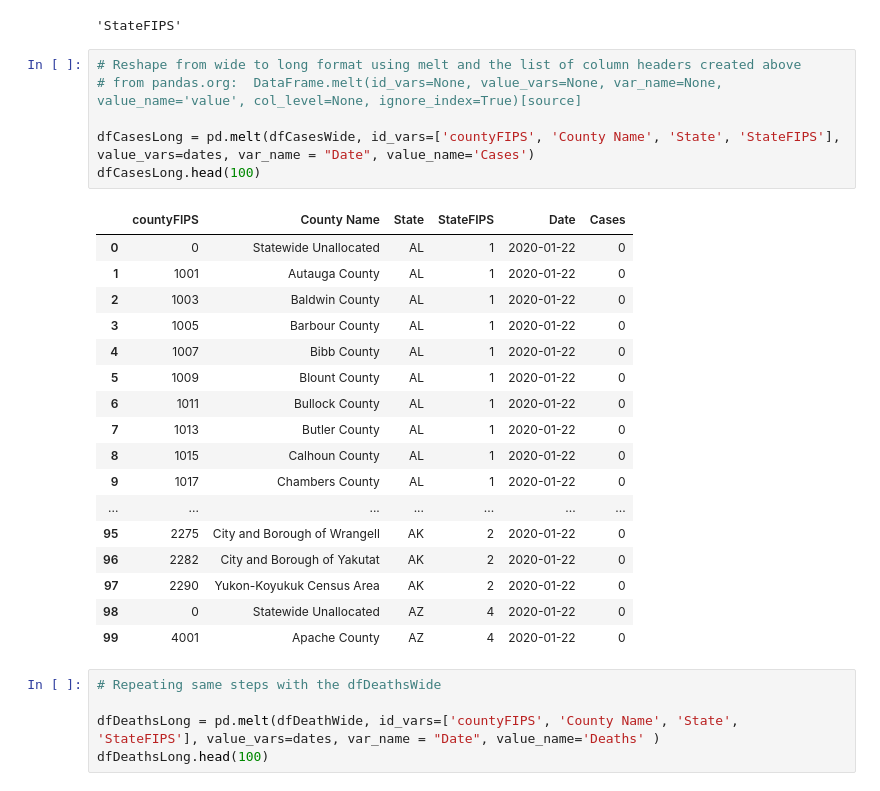
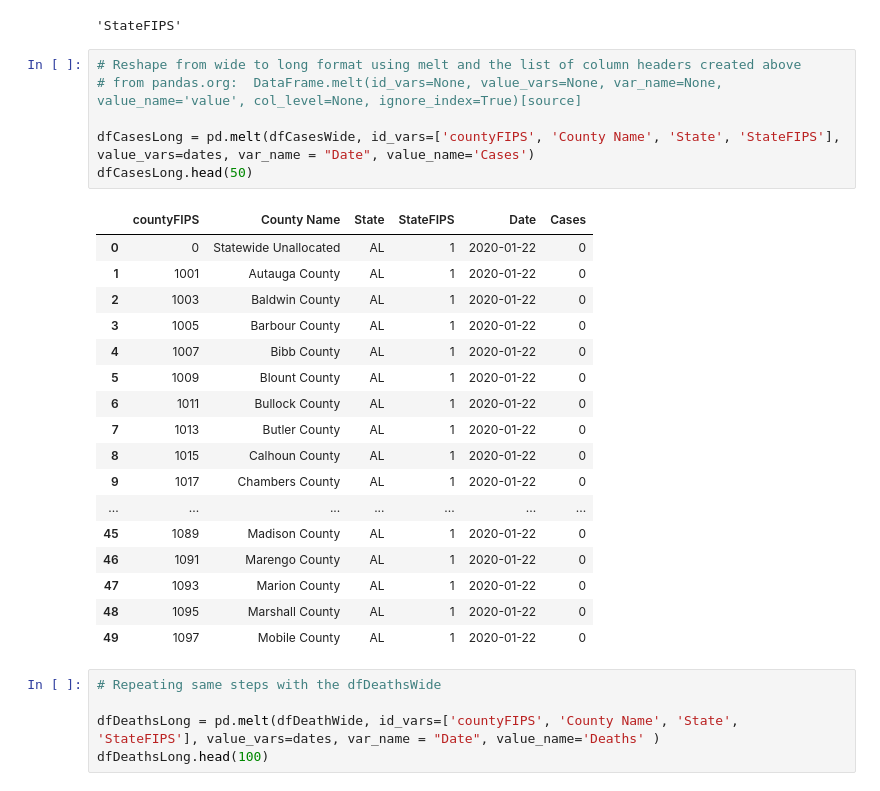
Before and after one commit to mawuliagboklu/DS-Group-, a Jupyter notebook: Stage1-Group7-Task2.ipynb, the cells around one changed output. Cells and saved outputs as stored; diff of their text form.

```diff
--- a/Stage1-Group7-Task2.ipynb
+++ b/Stage1-Group7-Task2.ipynb
@@ -177,27 +177,27 @@ dates.pop(0)
 # %%
 # Reshape from wide to long format using melt and the list of column headers created above
 # from pandas.org:  DataFrame.melt(id_vars=None, value_vars=None, var_name=None, value_name='value', col_level=None, ignore_index=True)[source]
 
 dfCasesLong = pd.melt(dfCasesWide, id_vars=['countyFIPS', 'County Name', 'State', 'StateFIPS'], value_vars=dates, var_name = "Date", value_name='Cases')
-dfCasesLong.head(100)
+dfCasesLong.head(50)
 # %% [output]
 |  | countyFIPS | County Name | State | StateFIPS | Date | Cases |
 | 0 | 0 | Statewide Unallocated | AL | 1 | 2020-01-22 | 0 |
 | 1 | 1001 | Autauga County | AL | 1 | 2020-01-22 | 0 |
 | 2 | 1003 | Baldwin County | AL | 1 | 2020-01-22 | 0 |
 | 3 | 1005 | Barbour County | AL | 1 | 2020-01-22 | 0 |
 | 4 | 1007 | Bibb County | AL | 1 | 2020-01-22 | 0 |
 | 5 | 1009 | Blount County | AL | 1 | 2020-01-22 | 0 |
 | 6 | 1011 | Bullock County | AL | 1 | 2020-01-22 | 0 |
 | 7 | 1013 | Butler County | AL | 1 | 2020-01-22 | 0 |
 | 8 | 1015 | Calhoun County | AL | 1 | 2020-01-22 | 0 |
 | 9 | 1017 | Chambers County | AL | 1 | 2020-01-22 | 0 |
 | ... | ... | ... | ... | ... | ... | ... |
-| 95 | 2275 | City and Borough of Wrangell | AK | 2 | 2020-01-22 | 0 |
-| 96 | 2282 | City and Borough of Yakutat | AK | 2 | 2020-01-22 | 0 |
-| 97 | 2290 | Yukon-Koyukuk Census Area | AK | 2 | 2020-01-22 | 0 |
-| 98 | 0 | Statewide Unallocated | AZ | 4 | 2020-01-22 | 0 |
-| 99 | 4001 | Apache County | AZ | 4 | 2020-01-22 | 0 |
+| 45 | 1089 | Madison County | AL | 1 | 2020-01-22 | 0 |
+| 46 | 1091 | Marengo County | AL | 1 | 2020-01-22 | 0 |
+| 47 | 1093 | Marion County | AL | 1 | 2020-01-22 | 0 |
+| 48 | 1095 | Marshall County | AL | 1 | 2020-01-22 | 0 |
+| 49 | 1097 | Mobile County | AL | 1 | 2020-01-22 | 0 |
 # %%
 # Repeating same steps with the dfDeathsWide
 
```
Also changed, not shown: parts of 2 cells of this notebook, 1 other file.
